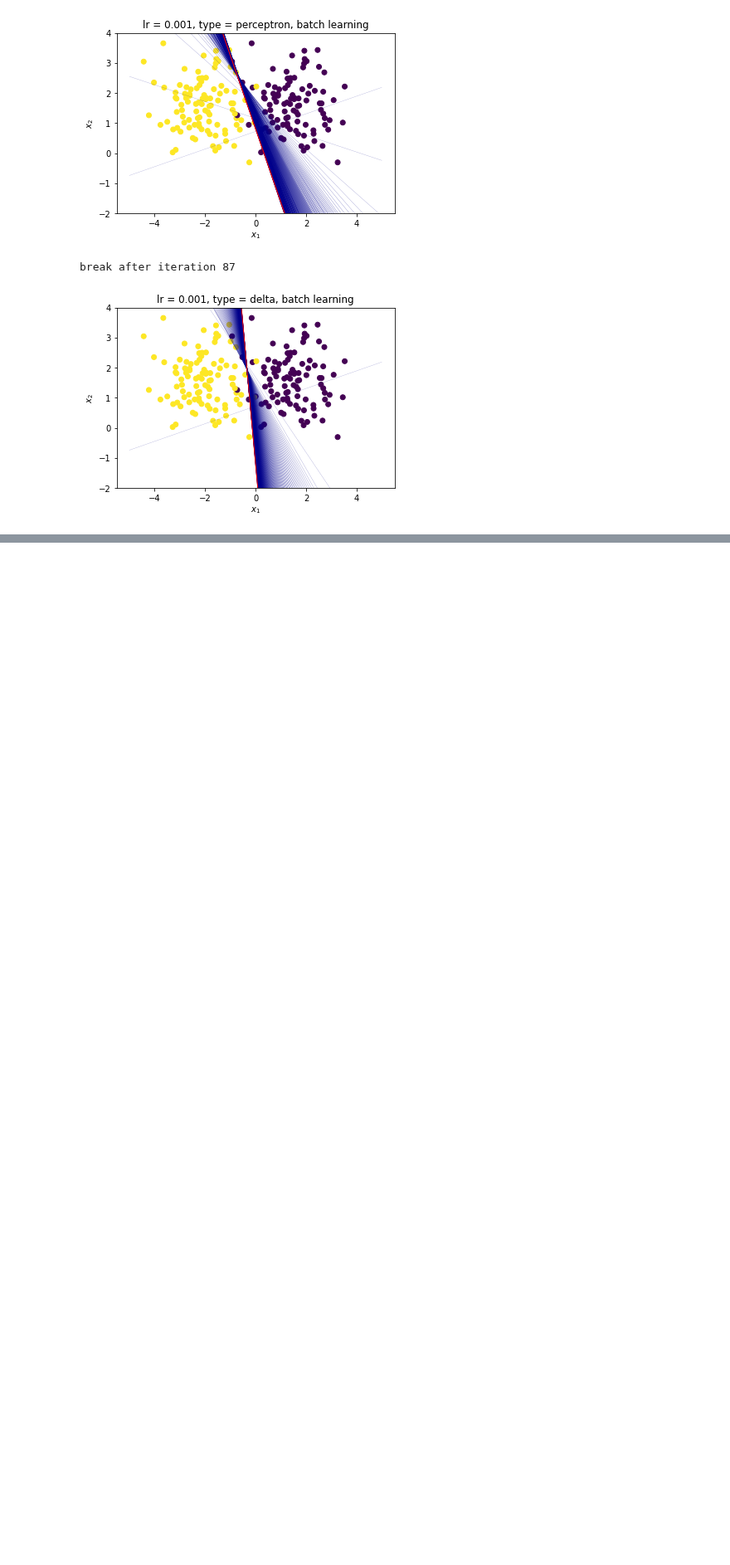
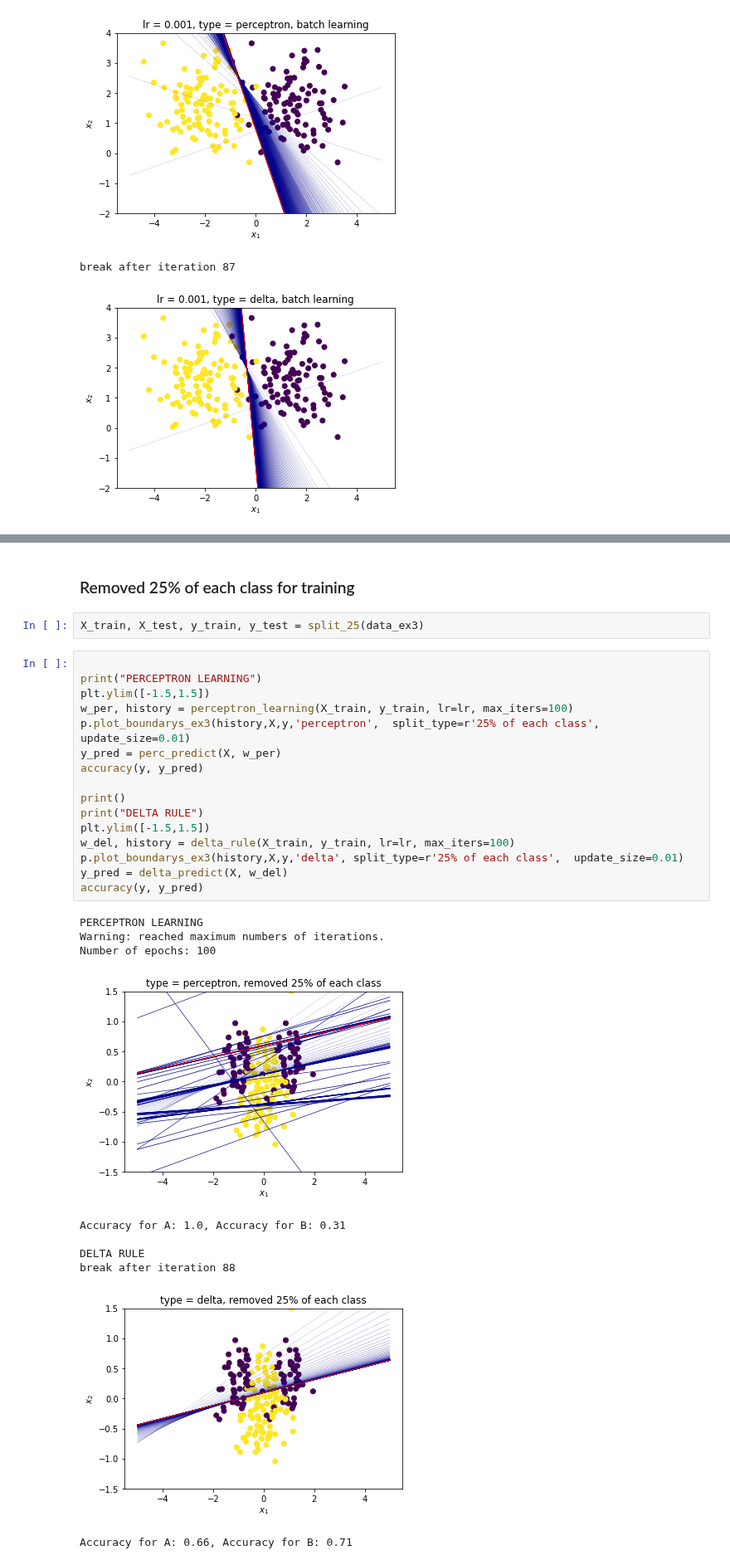
Before and after one commit to kenza-bouzid/ann_labs, a Jupyter notebook: 3.1.3.ipynb, the cells around one changed output, grey strips where cells are left out. Shown at 83% size. Drawn from its saved outputs; the diff is of its cells as text; blank space fills up the shorter version.

```diff
--- a/3.1.3.ipynb
+++ b/3.1.3.ipynb
@@ -45,0 +68,31 @@ break after iteration 73
+# %% [markdown]
+### Removed 25% of each class for training
+# %%
+X_train, X_test, y_train, y_test = split_25(data_ex3)
+# %%
+
+print("PERCEPTRON LEARNING")
+plt.ylim([-1.5,1.5])
+w_per, history = perceptron_learning(X_train, y_train, lr=lr, max_iters=100)
+p.plot_boundarys_ex3(history,X,y,'perceptron',  split_type=r'25% of each class', update_size=0.01)
+y_pred = perc_predict(X, w_per)
+accuracy(y, y_pred)
+
+print()
+print("DELTA RULE")
+plt.ylim([-1.5,1.5])
+w_del, history = delta_rule(X_train, y_train, lr=lr, max_iters=100)
+p.plot_boundarys_ex3(history,X,y,'delta', split_type=r'25% of each class',  update_size=0.01)
+y_pred = delta_predict(X, w_del)
+accuracy(y, y_pred)
+# %% [output]
+PERCEPTRON LEARNING
+Warning: reached maximum numbers of iterations.
+Number of epochs: 100
+[figure, added]
+Accuracy for A: 1.0, Accuracy for B: 0.31
+
+DELTA RULE
+break after iteration 88
+[figure, added]
+Accuracy for A: 0.66, Accuracy for B: 0.71
```
Also changed, not shown: parts of 17 cells of this notebook, 3 other files.
